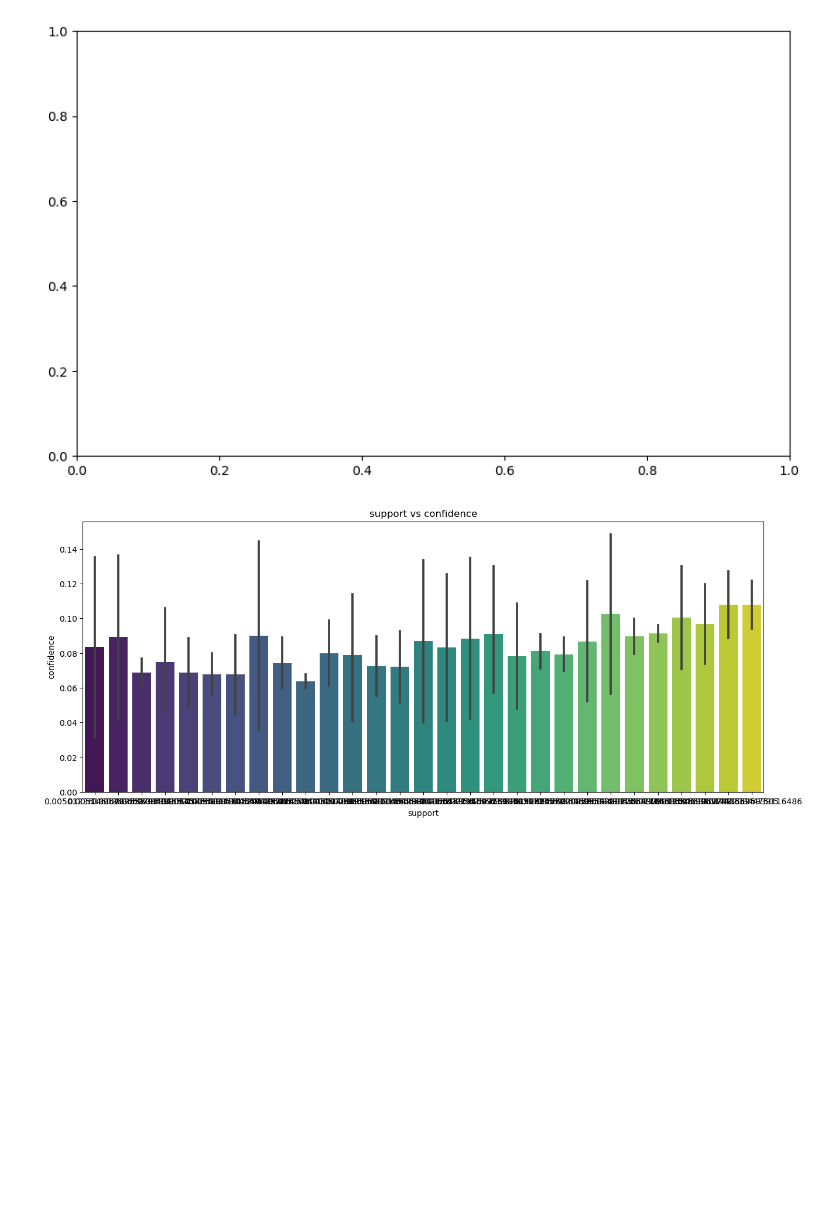
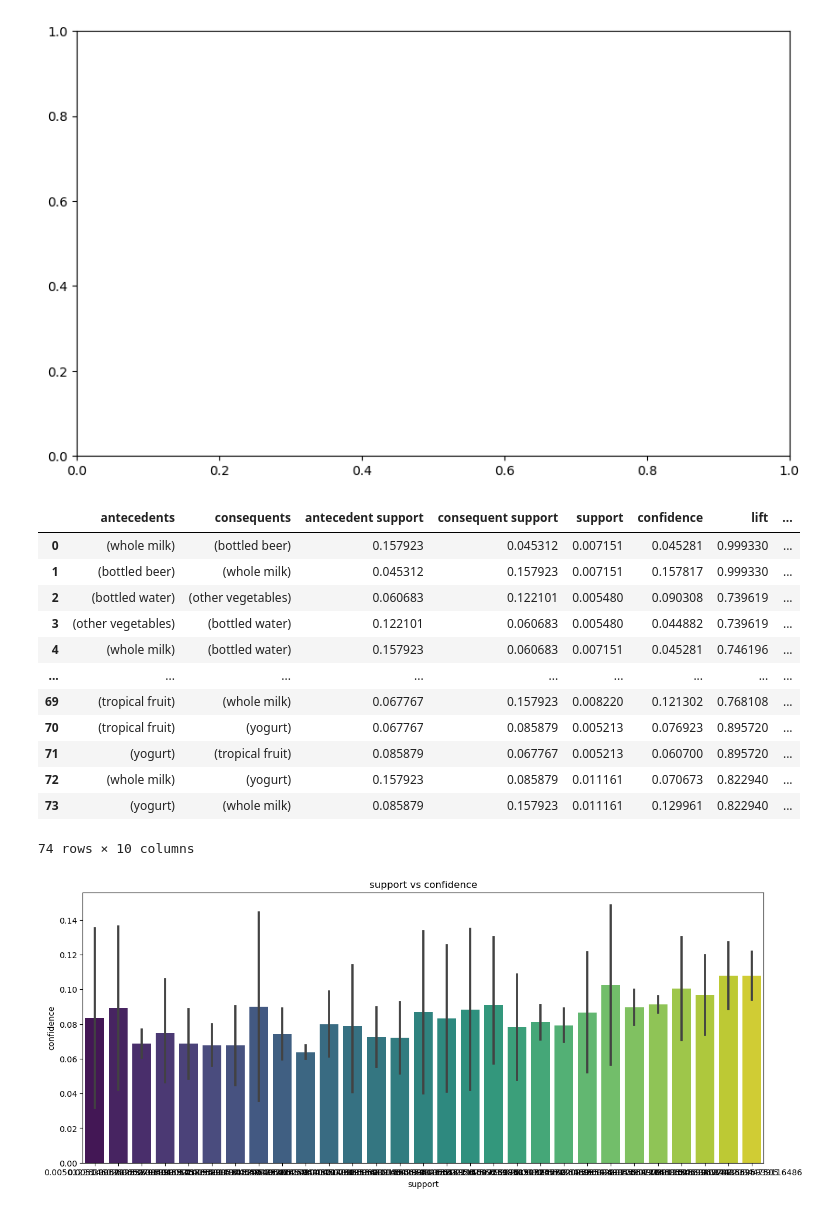
Before and after one commit to DSBE-Semester-A/DataMining, a Jupyter notebook: 4th Weekly Tutorial - Association Rules_Solutions.ipynb, the cells around one changed output. Drawn from its saved outputs; the diff is of its cells as text; code cells hidden in the pictures; blank space fills up the shorter version.

```diff
--- a/4th Weekly Tutorial - Association Rules_Solutions.ipynb
+++ b/4th Weekly Tutorial - Association Rules_Solutions.ipynb
@@ -323,6 +338,22 @@ plt.show()
 # %% [output]
 ValueError: number of labels (1) does not match number of bars (19).
 [figure]
+# %%
+rules
+# %% [output]
+|  | antecedents | consequents | antecedent support | consequent support | support | confidence | lift | ... |
+| 0 | (whole milk) | (bottled beer) | 0.157923 | 0.045312 | 0.007151 | 0.045281 | 0.999330 | ... |
+| 1 | (bottled beer) | (whole milk) | 0.045312 | 0.157923 | 0.007151 | 0.157817 | 0.999330 | ... |
+| 2 | (bottled water) | (other vegetables) | 0.060683 | 0.122101 | 0.005480 | 0.090308 | 0.739619 | ... |
+| 3 | (other vegetables) | (bottled water) | 0.122101 | 0.060683 | 0.005480 | 0.044882 | 0.739619 | ... |
+| 4 | (whole milk) | (bottled water) | 0.157923 | 0.060683 | 0.007151 | 0.045281 | 0.746196 | ... |
+| ... | ... | ... | ... | ... | ... | ... | ... | ... |
+| 69 | (tropical fruit) | (whole milk) | 0.067767 | 0.157923 | 0.008220 | 0.121302 | 0.768108 | ... |
+| 70 | (tropical fruit) | (yogurt) | 0.067767 | 0.085879 | 0.005213 | 0.076923 | 0.895720 | ... |
+| 71 | (yogurt) | (tropical fruit) | 0.085879 | 0.067767 | 0.005213 | 0.060700 | 0.895720 | ... |
+| 72 | (whole milk) | (yogurt) | 0.157923 | 0.085879 | 0.011161 | 0.070673 | 0.822940 | ... |
+| 73 | (yogurt) | (whole milk) | 0.085879 | 0.157923 | 0.011161 | 0.129961 | 0.822940 | ... |
+74 rows × 10 columns
 # %%
 #### Visualization of obtained rules
 plt.figure(figsize=(15,6))
```
Also changed, not shown: parts of 3 cells of this notebook, 1 other file.
